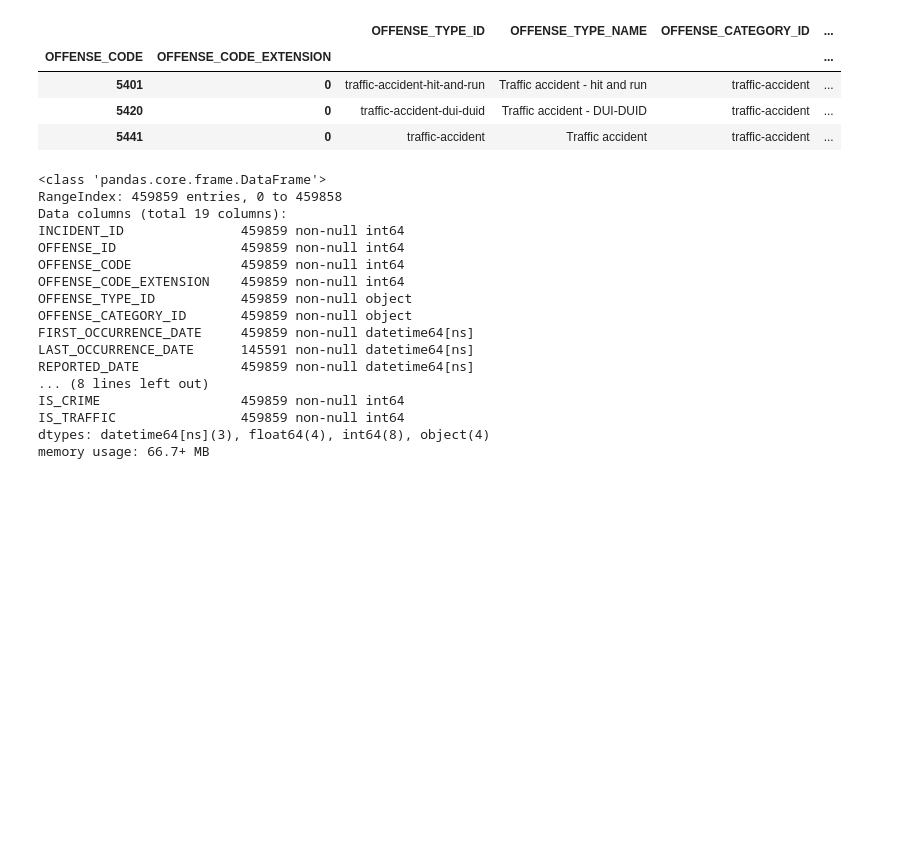
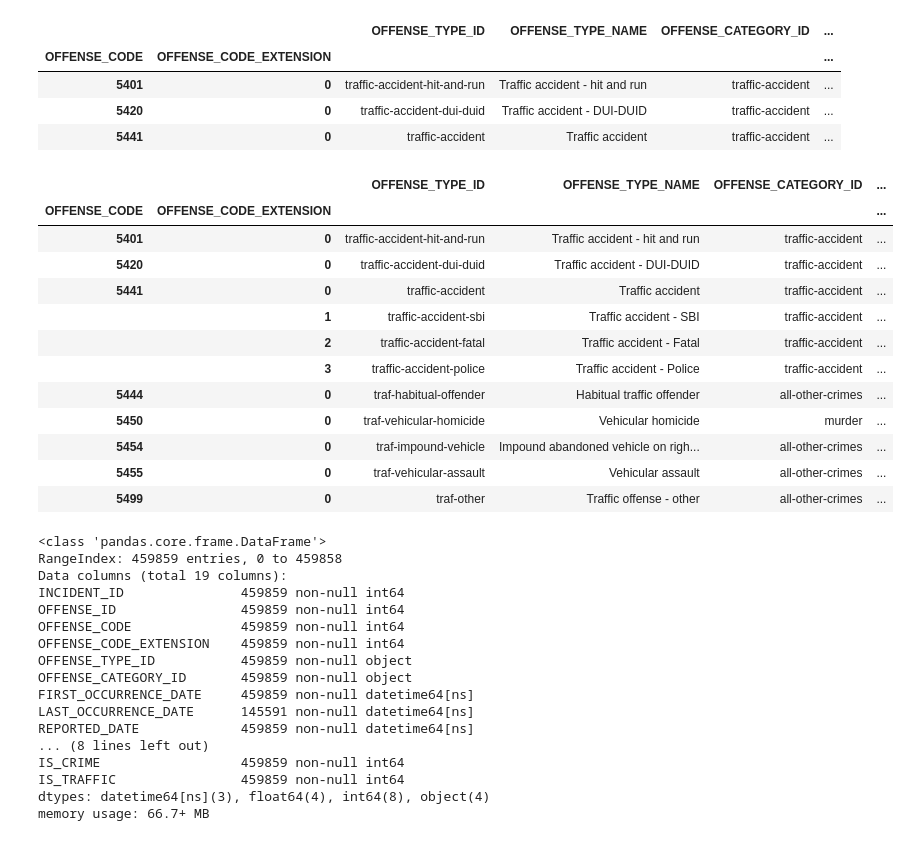
Before and after one commit to mosqueteiro/denver_crime_data, a Jupyter notebook: denver_crime_data_eda.ipynb, the cells around one changed output. Cells and saved outputs as stored; diff of their text form; code cells hidden in the pictures; blank space fills up the shorter version.

```diff
--- a/denver_crime_data_eda.ipynb
+++ b/denver_crime_data_eda.ipynb
@@ -92,6 +92,22 @@ df_offense_codes.loc[(df_[mask_not_crime].OFFENSE_CODE.unique(), df_[mask_not_cr
 | 5401 | 0 | traffic-accident-hit-and-run | Traffic accident - hit and run | traffic-accident | ... |
 | 5420 | 0 | traffic-accident-dui-duid | Traffic accident - DUI-DUID | traffic-accident | ... |
 | 5441 | 0 | traffic-accident | Traffic accident | traffic-accident | ... |
+# %%
+df_offense_codes[df_offense_codes['OFFENSE_TYPE_ID'].str.contains('traf')]
+# %% [output]
+|  |  | OFFENSE_TYPE_ID | OFFENSE_TYPE_NAME | OFFENSE_CATEGORY_ID | ... |
+| OFFENSE_CODE | OFFENSE_CODE_EXTENSION |  |  |  | ... |
+| 5401 | 0 | traffic-accident-hit-and-run | Traffic accident - hit and run | traffic-accident | ... |
+| 5420 | 0 | traffic-accident-dui-duid | Traffic accident - DUI-DUID | traffic-accident | ... |
+| 5441 | 0 | traffic-accident | Traffic accident | traffic-accident | ... |
+|  | 1 | traffic-accident-sbi | Traffic accident - SBI | traffic-accident | ... |
+|  | 2 | traffic-accident-fatal | Traffic accident - Fatal | traffic-accident | ... |
+|  | 3 | traffic-accident-police | Traffic accident - Police | traffic-accident | ... |
+| 5444 | 0 | traf-habitual-offender | Habitual traffic offender | all-other-crimes | ... |
+| 5450 | 0 | traf-vehicular-homicide | Vehicular homicide | murder | ... |
+| 5454 | 0 | traf-impound-vehicle | Impound abandoned vehicle on righ... | all-other-crimes | ... |
+| 5455 | 0 | traf-vehicular-assault | Vehicular assault | all-other-crimes | ... |
+| 5499 | 0 | traf-other | Traffic offense - other | all-other-crimes | ... |
 # %%
 df_.info()
 # %% [output]
```
Also changed, not shown: 15 other files.
